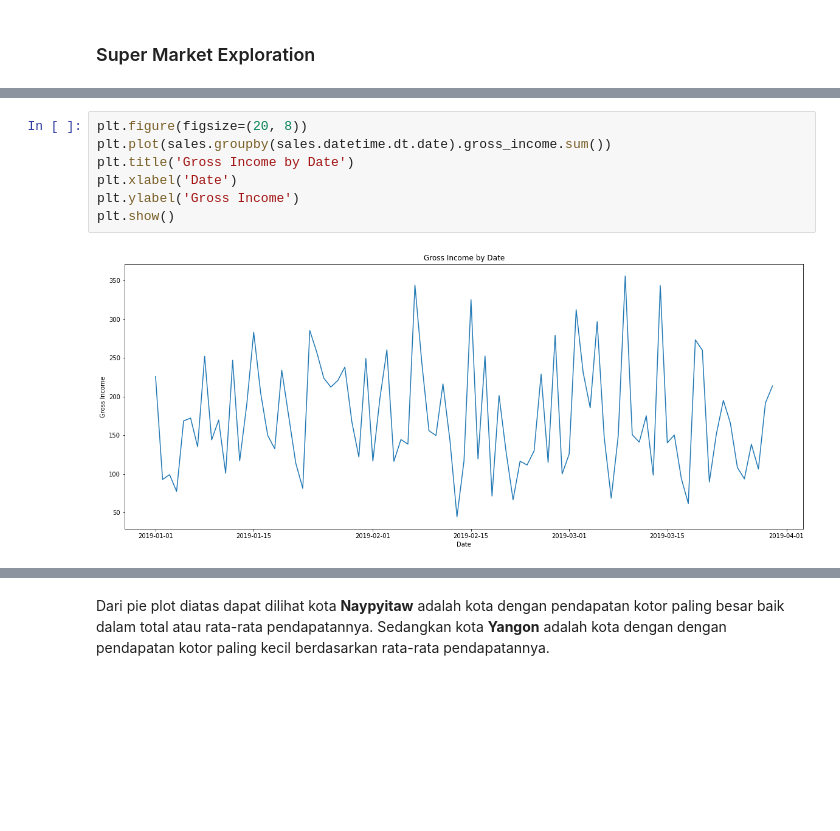
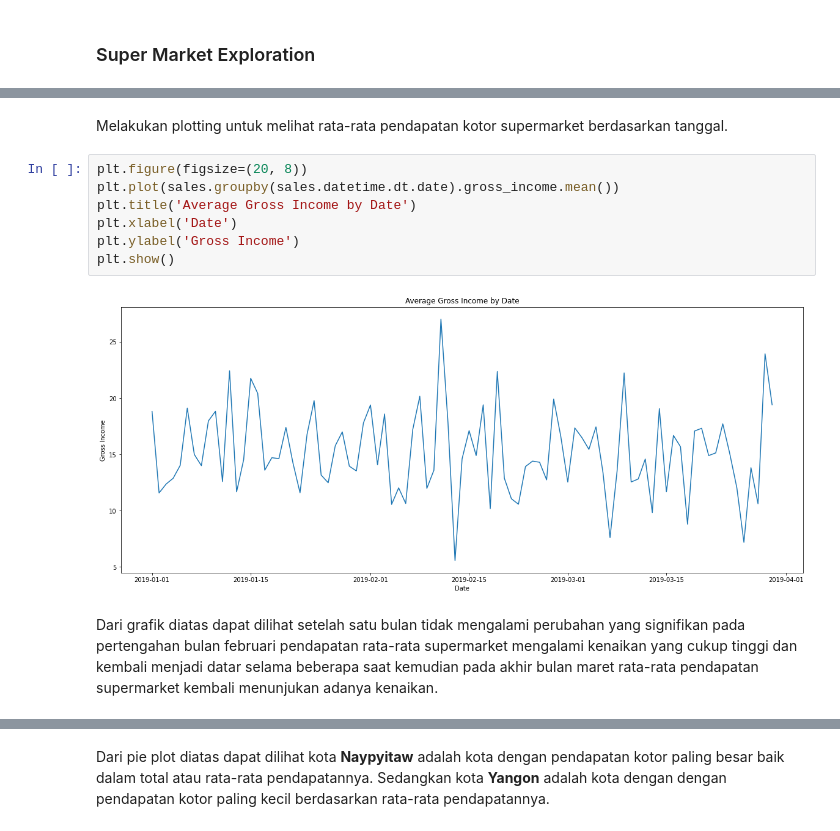
Before and after one commit to Penzragon/h8dsft_Milestone1, a Jupyter notebook: script.ipynb, the cells around one changed output, grey strips where cells are left out. Saved outputs shown, nothing was run; the diff lists cells and outputs as text; blank space fills up the shorter version.

```diff
--- a/script.ipynb
+++ b/script.ipynb
@@ -246,12 +214,16 @@ income_by_date.head()
+# %% [markdown]
+Melakukan plotting untuk melihat rata-rata pendapatan kotor supermarket berdasarkan tanggal.
 # %%
 plt.figure(figsize=(20, 8))
-plt.plot(sales.groupby(sales.datetime.dt.date).gross_income.sum())
-plt.title('Gross Income by Date')
+plt.plot(sales.groupby(sales.datetime.dt.date).gross_income.mean())
+plt.title('Average Gross Income by Date')
 plt.xlabel('Date')
 plt.ylabel('Gross Income')
 plt.show()
 # %% [output]
-[figure, old version]
+[figure, new version]
+# %% [markdown]
+Dari grafik diatas dapat dilihat setelah satu bulan tidak mengalami perubahan yang signifikan pada pertengahan bulan februari pendapatan rata-rata supermarket mengalami kenaikan yang cukup tinggi dan kembali menjadi datar selama beberapa saat kemudian pada akhir bulan maret rata-rata pendapatan supermarket kembali menunjukan adanya kenaikan.
 # %%
 plt.figure(figsize=(20, 8))
 plt.subplot(1, 2, 1)
```
Also changed, not shown: parts of 17 cells of this notebook.
